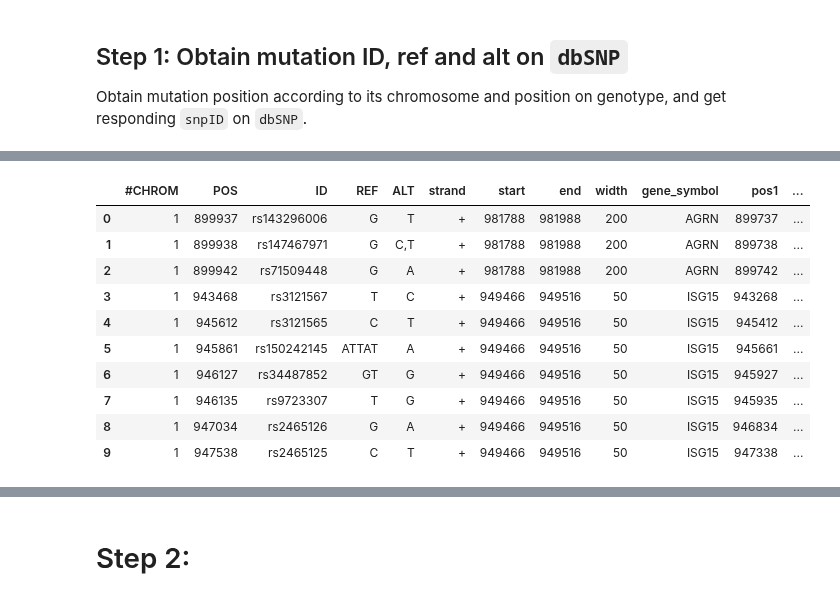
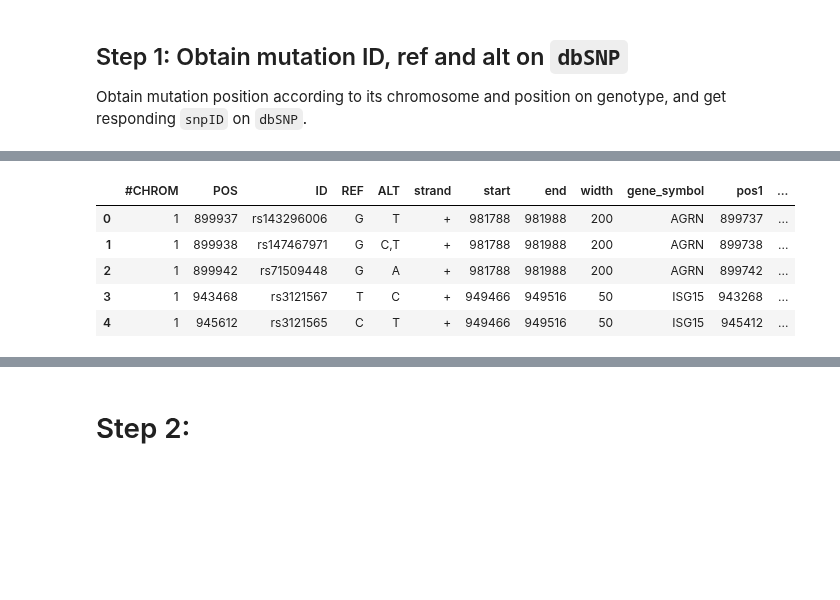
Before and after one commit to xinhe-lab/m6A-ASE, a Jupyter notebook: analysis/20180222_m6A_riboSNitch.ipynb, the cells around one changed output, grey strips where cells are left out. Saved outputs shown, nothing was run; the diff lists cells and outputs as text; code cells hidden in the pictures; blank space fills up the shorter version.

```diff
--- a/analysis/20180222_m6A_riboSNitch.ipynb
+++ b/analysis/20180222_m6A_riboSNitch.ipynb
@@ -81,17 +117,12 @@ res1 = res[["#CHROM", "POS", "ID", "REF", "ALT", "strand", "start", "end", "widt
-# %%
-res1.head(10)
-# %% [output]
-|  | #CHROM | POS | ID | REF | ALT | strand | start | end | width | gene_symbol | pos1 | ... |
-| 0 | 1 | 899937 | rs143296006 | G | T | + | 981788 | 981988 | 200 | AGRN | 899737 | ... |
-| 1 | 1 | 899938 | rs147467971 | G | C,T | + | 981788 | 981988 | 200 | AGRN | 899738 | ... |
-| 2 | 1 | 899942 | rs71509448 | G | A | + | 981788 | 981988 | 200 | AGRN | 899742 | ... |
-| 3 | 1 | 943468 | rs3121567 | T | C | + | 949466 | 949516 | 50 | ISG15 | 943268 | ... |
-| 4 | 1 | 945612 | rs3121565 | C | T | + | 949466 | 949516 | 50 | ISG15 | 945412 | ... |
-| 5 | 1 | 945861 | rs150242145 | ATTAT | A | + | 949466 | 949516 | 50 | ISG15 | 945661 | ... |
-| 6 | 1 | 946127 | rs34487852 | GT | G | + | 949466 | 949516 | 50 | ISG15 | 945927 | ... |
-| 7 | 1 | 946135 | rs9723307 | T | G | + | 949466 | 949516 | 50 | ISG15 | 945935 | ... |
-| 8 | 1 | 947034 | rs2465126 | G | A | + | 949466 | 949516 | 50 | ISG15 | 946834 | ... |
-| 9 | 1 | 947538 | rs2465125 | C | T | + | 949466 | 949516 | 50 | ISG15 | 947338 | ... |
+# %%
+intron_m6AQTL.head(5)
+# %% [output]
+|  | #CHROM | POS | ID | REF | ALT | strand | start | end | width | gene_symbol | pos1 | ... |
+| 0 | 1 | 899937 | rs143296006 | G | T | + | 981788 | 981988 | 200 | AGRN | 899737 | ... |
+| 1 | 1 | 899938 | rs147467971 | G | C,T | + | 981788 | 981988 | 200 | AGRN | 899738 | ... |
+| 2 | 1 | 899942 | rs71509448 | G | A | + | 981788 | 981988 | 200 | AGRN | 899742 | ... |
+| 3 | 1 | 943468 | rs3121567 | T | C | + | 949466 | 949516 | 50 | ISG15 | 943268 | ... |
+| 4 | 1 | 945612 | rs3121565 | C | T | + | 949466 | 949516 | 50 | ISG15 | 945412 | ... |
 # %% [markdown]
 ### Use "bedtools" in bash under the depository
 `~/Documents/m6A/Data/metApeakFisher`
```
Also changed, not shown: parts of 22 cells of this notebook.
